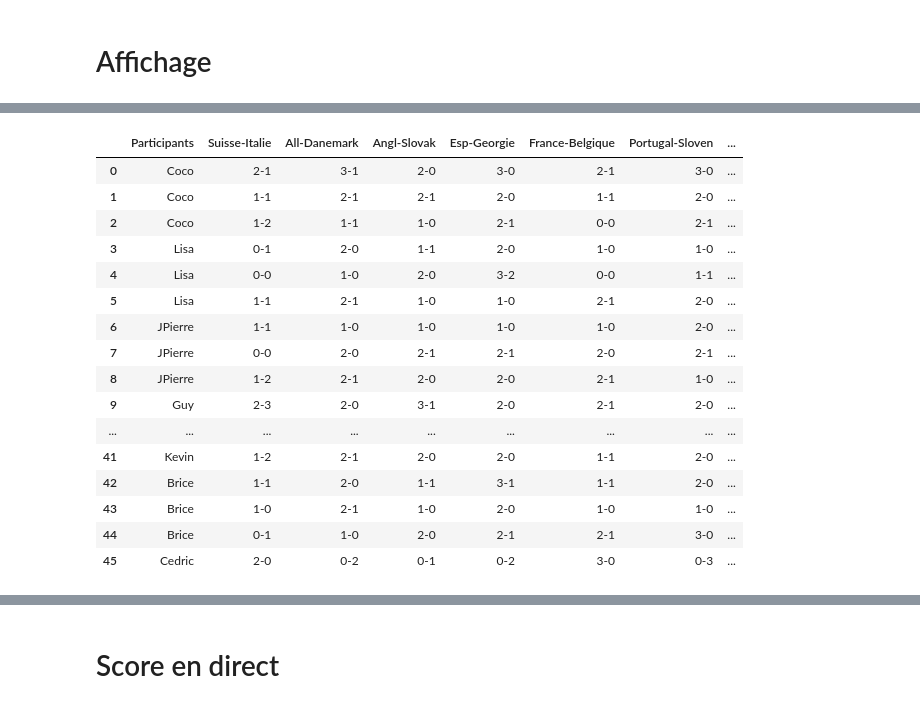
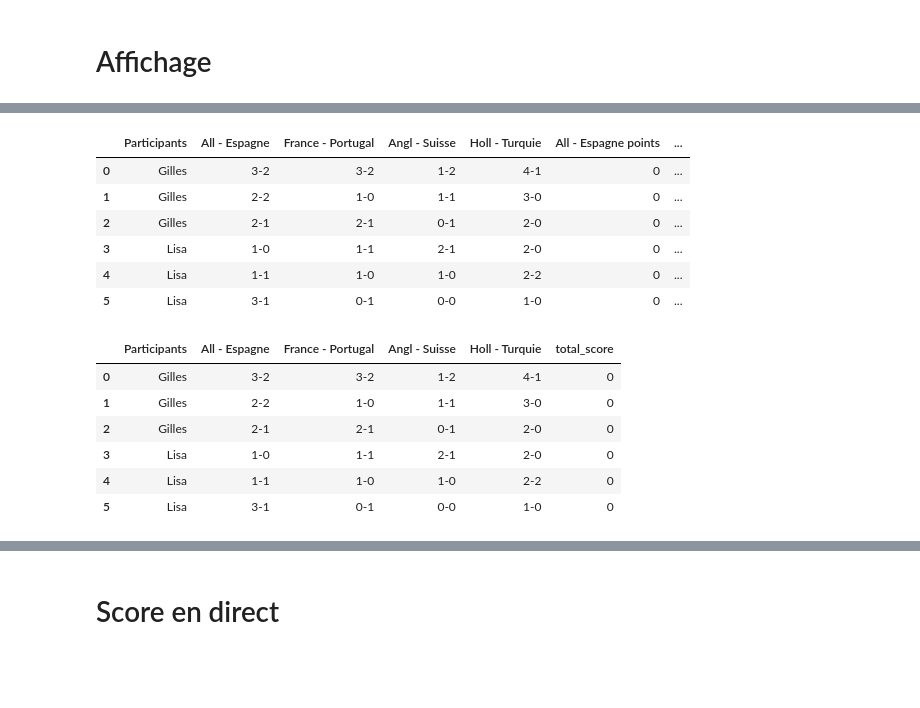
Before and after one commit to coraliegrobel/Classement, a Jupyter notebook: test2.ipynb, the cells around one changed output, grey strips where cells are left out. Saved outputs shown, nothing was run; the diff lists cells and outputs as text; code cells hidden in the pictures; blank space fills up the shorter version.

```diff
--- a/test2.ipynb
+++ b/test2.ipynb
@@ -18,6 +18,8 @@ def compute_winner(x):
             return "Exterieur"
     else:
         return "Pas joué"
+# %%
+df = df.query("Participants == 'Gilles' or Participants == 'Lisa'")
 # %%
 for match in all_match:
     r = match + " winner"
@@ -40,20 +49,36 @@ for match in all_match:
 # %%
-df["Suisse-Italie score_final"] = "2-0"
-df["All-Danemark score_final"] = "2-0"
-df["Angl-Slovak score_final"] = "2-1"
-df["Esp-Georgie score_final"] = "4-1"
-df["Portugal-Sloven score_final"] = "0-0"
+#df["All - Espagne score_final"] = "2-1"
+#df["France - Portugal score_final"] = "10-10"
+#df["Angl - Suisse score_final"] = "10-10"
+#df["Holl - Turquie score_final"] = "10-10"
+# %%
+# Function to calculate points
+def calculate_points(predicted, actual):
+    pred_scores = predicted.split('-')
+    actual_scores = actual.split('-')
+    if len(pred_scores)>1:
+        # Check if either team score matches
+        if pred_scores[0] == actual_scores[0] or pred_scores[1] == actual_scores[1]:
+            return 2
+        else:
+            return 0
+
+# Apply the function to the DataFrame
 # %%
 for match in all_match:
     s = match + " points"
     a = match + " real winner"
     int_ = match + " basic"
+    nou = match + " nouveau"
     score = match + " score_final"
     df[a] = df[score].apply(lambda x : compute_winner(x))
     df[s] = np.where(df[match +" score_final"] == df[match], 3, 0)
+    df[nou] = df.apply(lambda row: calculate_points(row[match +" score_final"], row[match]), axis=1)
     df[int_] = np.where(df[match+" winner"] == df[a], 1, 0)
     df[int_] = df.apply(lambda row: 0 if row[s] == 3 else row[int_], axis=1)
-    df[s] = df[s]+df[int_]
+    df[nou] = df.apply(lambda row: 0 if row[int_] != 1 else row[nou], axis=1)
+    df[int_] = df.apply(lambda row: 0 if row[nou] == 2 else row[int_], axis=1)
+    df[s] = df[s]+df[int_]+ df[nou]
     df.drop(int_ , axis = 1, inplace = True)
 # %%
 score_columns = [col for col in df.columns if col.endswith('points')]
@@ -63,25 +103,27 @@ df['total_score'] = df[score_columns].sum(axis=1)
+# %%
+df[['Participants', 'All - Espagne', 'France - Portugal', 'Angl - Suisse',
+       'Holl - Turquie','All - Espagne points','France - Portugal points',
+       'Angl - Suisse points','Holl - Turquie points','total_score']].sort_values("total_score",ascending=False)
+# %% [output]
+|  | Participants | All - Espagne | France - Portugal | Angl - Suisse | Holl - Turquie | All - Espagne points | ... |
+| 0 | Gilles | 3-2 | 3-2 | 1-2 | 4-1 | 0 | ... |
+| 1 | Gilles | 2-2 | 1-0 | 1-1 | 3-0 | 0 | ... |
+| 2 | Gilles | 2-1 | 2-1 | 0-1 | 2-0 | 0 | ... |
+| 3 | Lisa | 1-0 | 1-1 | 2-1 | 2-0 | 0 | ... |
+| 4 | Lisa | 1-1 | 1-0 | 1-0 | 2-2 | 0 | ... |
+| 5 | Lisa | 3-1 | 0-1 | 0-0 | 1-0 | 0 | ... |
 # %%
-affichage = ['Participants', 'Suisse-Italie', 'All-Danemark', 'Angl-Slovak',
-       'Esp-Georgie', 'France-Belgique', 'Portugal-Sloven', "total_score"]
+affichage = ['Participants', 'All - Espagne', 'France - Portugal', 'Angl - Suisse',
+       'Holl - Turquie', "total_score"]
 df[affichage]
 # %% [output]
-|  | Participants | Suisse-Italie | All-Danemark | Angl-Slovak | Esp-Georgie | France-Belgique | Portugal-Sloven | ... |
-| 0 | Coco | 2-1 | 3-1 | 2-0 | 3-0 | 2-1 | 3-0 | ... |
-| 1 | Coco | 1-1 | 2-1 | 2-1 | 2-0 | 1-1 | 2-0 | ... |
-| 2 | Coco | 1-2 | 1-1 | 1-0 | 2-1 | 0-0 | 2-1 | ... |
-| 3 | Lisa | 0-1 | 2-0 | 1-1 | 2-0 | 1-0 | 1-0 | ... |
-| 4 | Lisa | 0-0 | 1-0 | 2-0 | 3-2 | 0-0 | 1-1 | ... |
-| 5 | Lisa | 1-1 | 2-1 | 1-0 | 1-0 | 2-1 | 2-0 | ... |
-| 6 | JPierre | 1-1 | 1-0 | 1-0 | 1-0 | 1-0 | 2-0 | ... |
-| 7 | JPierre | 0-0 | 2-0 | 2-1 | 2-1 | 2-0 | 2-1 | ... |
-| 8 | JPierre | 1-2 | 2-1 | 2-0 | 2-0 | 2-1 | 1-0 | ... |
-| 9 | Guy | 2-3 | 2-0 | 3-1 | 2-0 | 2-1 | 2-0 | ... |
-| ... | ... | ... | ... | ... | ... | ... | ... | ... |
-| 41 | Kevin | 1-2 | 2-1 | 2-0 | 2-0 | 1-1 | 2-0 | ... |
-| 42 | Brice | 1-1 | 2-0 | 1-1 | 3-1 | 1-1 | 2-0 | ... |
-| 43 | Brice | 1-0 | 2-1 | 1-0 | 2-0 | 1-0 | 1-0 | ... |
-| 44 | Brice | 0-1 | 1-0 | 2-0 | 2-1 | 2-1 | 3-0 | ... |
-| 45 | Cedric | 2-0 | 0-2 | 0-1 | 0-2 | 3-0 | 0-3 | ... |
+|  | Participants | All - Espagne | France - Portugal | Angl - Suisse | Holl - Turquie | total_score |
+| 0 | Gilles | 3-2 | 3-2 | 1-2 | 4-1 | 0 |
+| 1 | Gilles | 2-2 | 1-0 | 1-1 | 3-0 | 0 |
+| 2 | Gilles | 2-1 | 2-1 | 0-1 | 2-0 | 0 |
+| 3 | Lisa | 1-0 | 1-1 | 2-1 | 2-0 | 0 |
+| 4 | Lisa | 1-1 | 1-0 | 1-0 | 2-2 | 0 |
+| 5 | Lisa | 3-1 | 0-1 | 0-0 | 1-0 | 0 |
 # %%
 test = pd.DataFrame(df.groupby(["Participants"])["total_score"].max().sort_values(ascending=False))
 # %%
```
Also changed, not shown: parts of 7 cells of this notebook, 2 other files.
